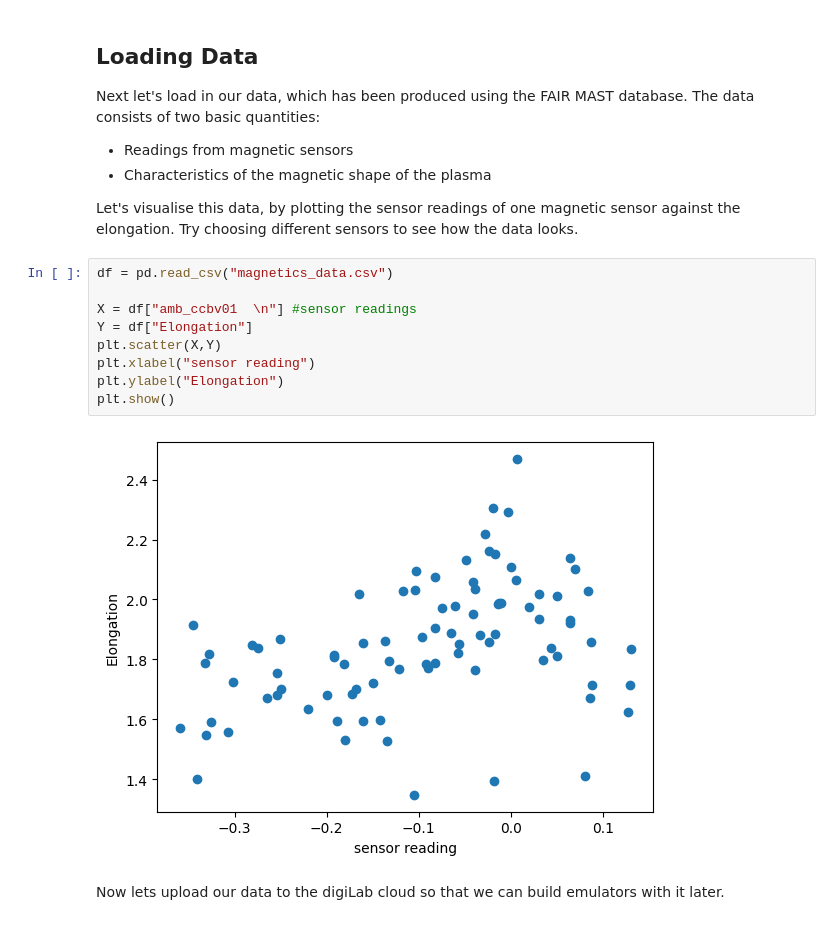
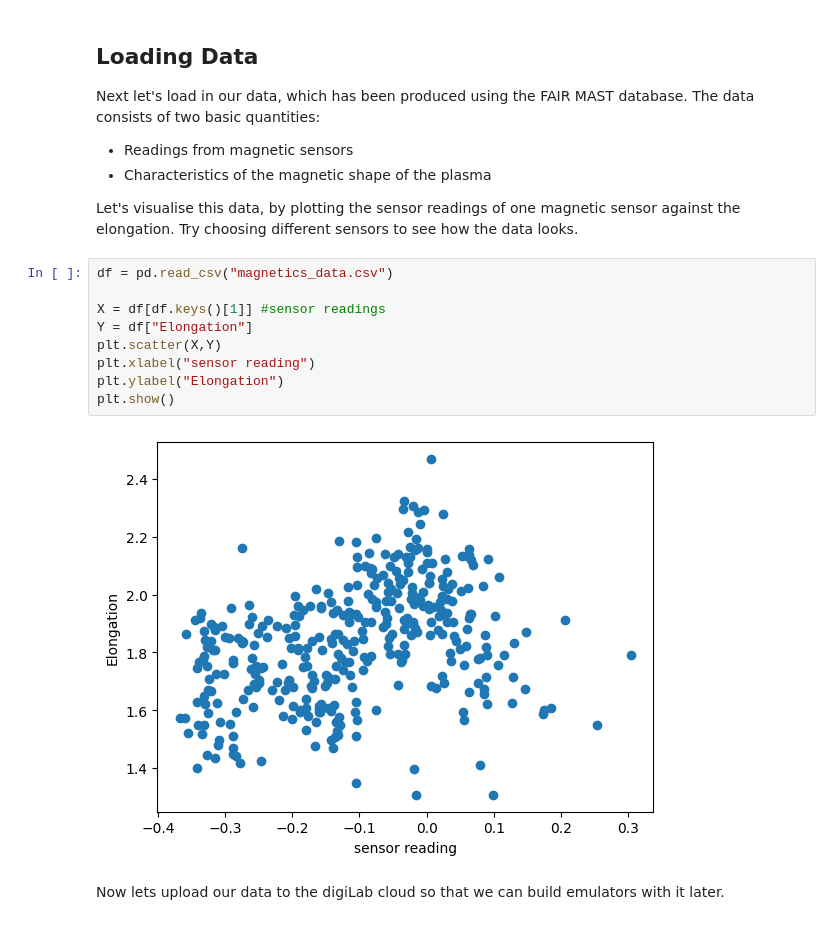
Before and after one commit to digiLab-ai/WM_digiLab_demo, a Jupyter notebook: digiLab_Summerschool_Demo.ipynb, the cells around one changed output. Cells and saved outputs as stored; diff of their text form.

```diff
--- a/digiLab_Summerschool_Demo.ipynb
+++ b/digiLab_Summerschool_Demo.ipynb
@@ -55,14 +61,14 @@ Let's visualise this data, by plotting the sensor readings of one magnetic senso
 # %%
 df = pd.read_csv("magnetics_data.csv")
 
-X = df["amb_ccbv01  \n"] #sensor readings
+X = df[df.keys()[1]] #sensor readings
 Y = df["Elongation"]
 plt.scatter(X,Y)
 plt.xlabel("sensor reading")
 plt.ylabel("Elongation")
 plt.show()
 # %% [output]
-[figure, old version]
+[figure, new version]
 # %% [markdown]
 Now lets upload our data to the digiLab cloud so that we can build emulators with it later.
 # %%
```
Also changed, not shown: parts of 13 cells of this notebook, 1 other file.
